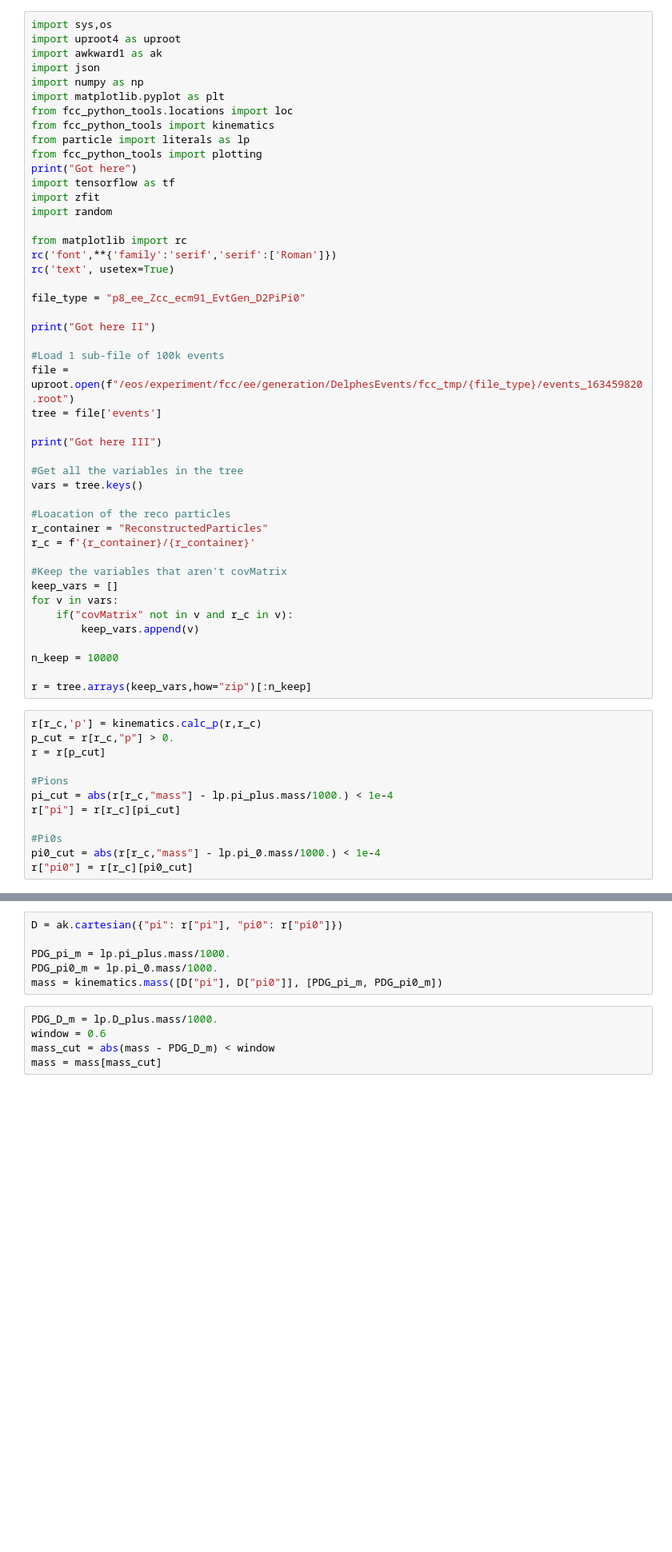
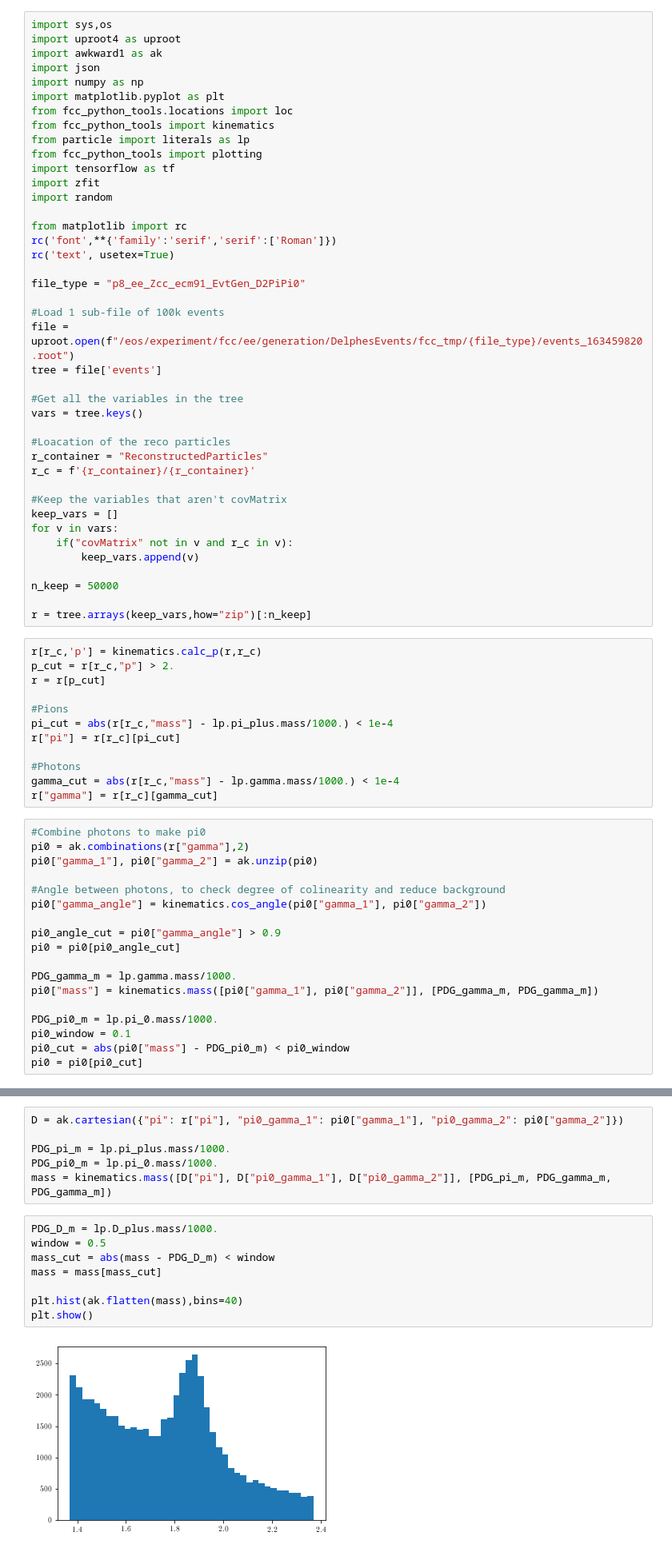
Before and after one commit to donalhill/fcc_python_tools, a Jupyter notebook: examples/D2PiPi0.ipynb, the cells around one changed output, grey strips where cells are left out. Shown at 80% size. Saved outputs shown, nothing was run; the diff lists cells and outputs as text; blank space fills up the shorter version.

```diff
--- a/examples/D2PiPi0.ipynb
+++ b/examples/D2PiPi0.ipynb
@@ -9,7 +9,6 @@ from fcc_python_tools.locations import loc
 from fcc_python_tools import kinematics
 from particle import literals as lp
 from fcc_python_tools import plotting
-print("Got here")
 import tensorflow as tf
 import zfit
 import random
@@ -20,13 +19,9 @@ rc('text', usetex=True)
 
 file_type = "p8_ee_Zcc_ecm91_EvtGen_D2PiPi0"
 
-print("Got here II")
-
 #Load 1 sub-file of 100k events
 file = uproot.open(f"/eos/experiment/fcc/ee/generation/DelphesEvents/fcc_tmp/{file_type}/events_163459820.root")
 tree = file['events']
-
-print("Got here III")
 
 #Get all the variables in the tree
 vars = tree.keys()
@@ -41,18 +36,36 @@ for v in vars:
     if("covMatrix" not in v and r_c in v):
         keep_vars.append(v)
 
-n_keep = 10000
+n_keep = 50000
 
 r = tree.arrays(keep_vars,how="zip")[:n_keep]
 # %%
 r[r_c,'p'] = kinematics.calc_p(r,r_c)
-p_cut = r[r_c,"p"] > 0.
+p_cut = r[r_c,"p"] > 2.
 r = r[p_cut]
 
 #Pions
 pi_cut = abs(r[r_c,"mass"] - lp.pi_plus.mass/1000.) < 1e-4
 r["pi"] = r[r_c][pi_cut]
 
-#Pi0s
-pi0_cut = abs(r[r_c,"mass"] - lp.pi_0.mass/1000.) < 1e-4
-r["pi0"] = r[r_c][pi0_cut]
+#Photons
+gamma_cut = abs(r[r_c,"mass"] - lp.gamma.mass/1000.) < 1e-4
+r["gamma"] = r[r_c][gamma_cut]
+# %%
+#Combine photons to make pi0
+pi0 = ak.combinations(r["gamma"],2)
+pi0["gamma_1"], pi0["gamma_2"] = ak.unzip(pi0)
+
+#Angle between photons, to check degree of colinearity and reduce background
+pi0["gamma_angle"] = kinematics.cos_angle(pi0["gamma_1"], pi0["gamma_2"])
+
+pi0_angle_cut = pi0["gamma_angle"] > 0.9
+pi0 = pi0[pi0_angle_cut]
+
+PDG_gamma_m = lp.gamma.mass/1000.
+pi0["mass"] = kinematics.mass([pi0["gamma_1"], pi0["gamma_2"]], [PDG_gamma_m, PDG_gamma_m])
+
+PDG_pi0_m = lp.pi_0.mass/1000.
+pi0_window = 0.1
+pi0_cut = abs(pi0["mass"] - PDG_pi0_m) < pi0_window
+pi0 = pi0[pi0_cut]
@@ -59,14 +76,19 @@ r["pi0"] = r[r_c][pi0_cut]
 # %%
-D = ak.cartesian({"pi": r["pi"], "pi0": r["pi0"]})
+D = ak.cartesian({"pi": r["pi"], "pi0_gamma_1": pi0["gamma_1"], "pi0_gamma_2": pi0["gamma_2"]})
 
 PDG_pi_m = lp.pi_plus.mass/1000.
 PDG_pi0_m = lp.pi_0.mass/1000.
-mass = kinematics.mass([D["pi"], D["pi0"]], [PDG_pi_m, PDG_pi0_m])
+mass = kinematics.mass([D["pi"], D["pi0_gamma_1"], D["pi0_gamma_2"]], [PDG_pi_m, PDG_gamma_m, PDG_gamma_m])
 # %%
 PDG_D_m = lp.D_plus.mass/1000.
-window = 0.6
+window = 0.5
 mass_cut = abs(mass - PDG_D_m) < window
 mass = mass[mass_cut]
+
+plt.hist(ak.flatten(mass),bins=40)
+plt.show()
+# %% [output]
+[figure, added]
 # %%
 low = PDG_D_m - window
 high = PDG_D_m + window
```
Also changed, not shown: parts of 6 cells of this notebook.
